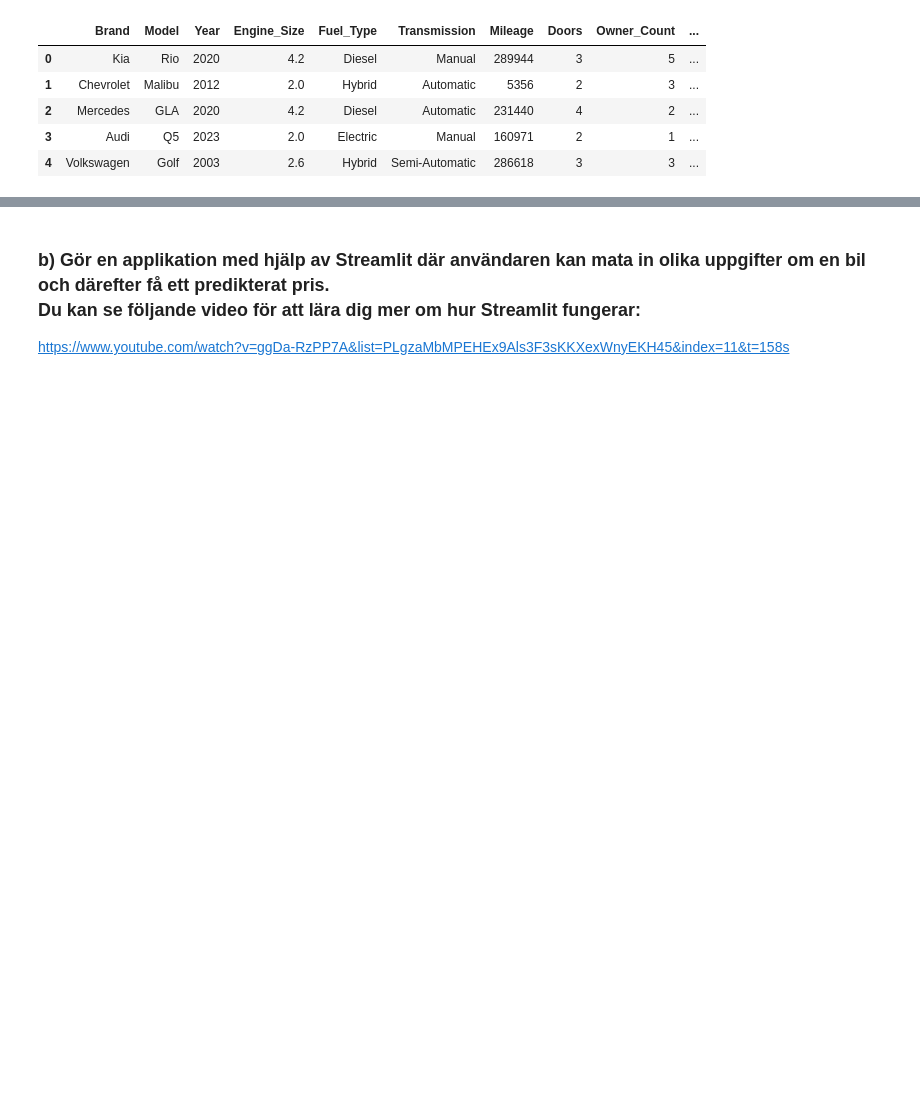
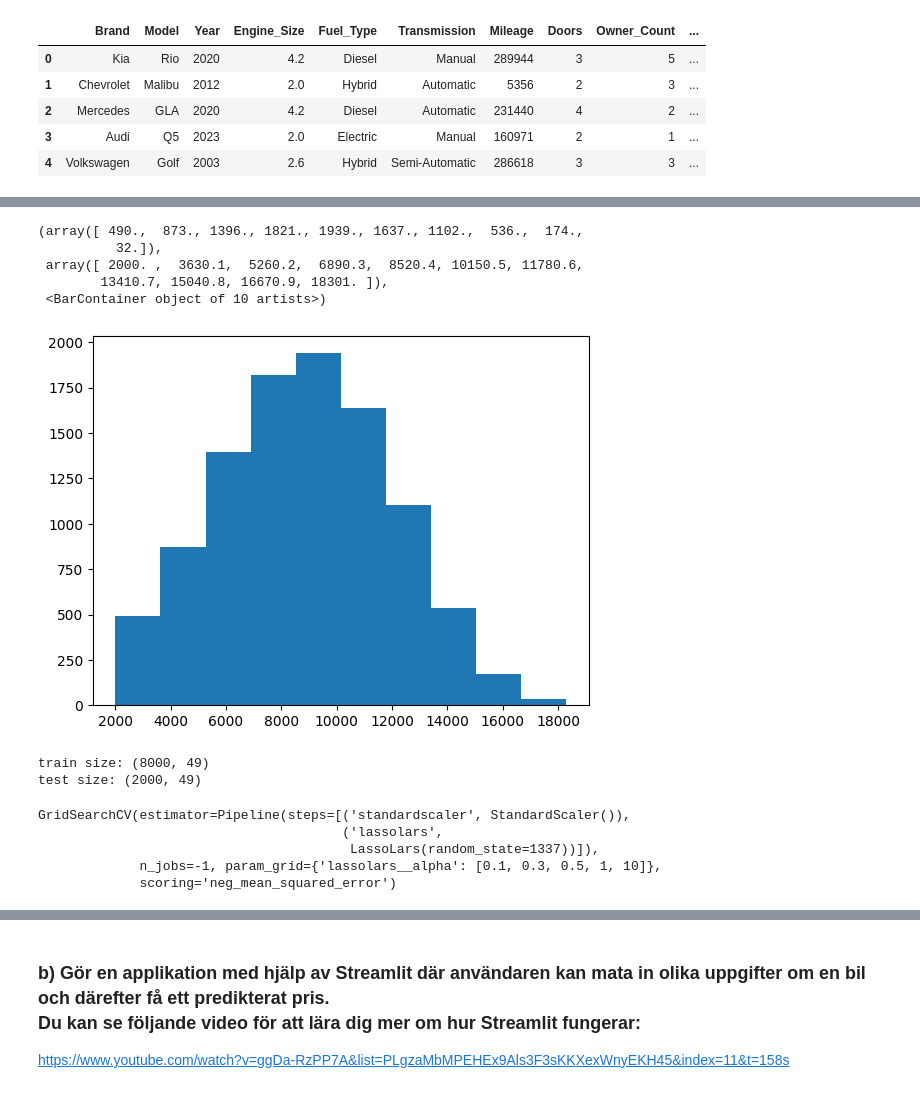
Before and after one commit to stuNero/ai_bok_ovn_uppgifter, a Jupyter notebook: kapitel/kap_3.ipynb, the cells around one changed output, grey strips where cells are left out. Saved outputs shown, nothing was run; the diff lists cells and outputs as text; code cells hidden in the pictures; blank space fills up the shorter version.

```diff
--- a/kapitel/kap_3.ipynb
+++ b/kapitel/kap_3.ipynb
@@ -122,3 +138,7 @@ df.head()
 | 2 | Mercedes | GLA | 2020 | 4.2 | Diesel | Automatic | 231440 | 4 | 2 | ... |
 | 3 | Audi | Q5 | 2023 | 2.0 | Electric | Manual | 160971 | 2 | 1 | ... |
 | 4 | Volkswagen | Golf | 2003 | 2.6 | Hybrid | Semi-Automatic | 286618 | 3 | 3 | ... |
+# %%
+df = df.dropna()
+
+df.isna().sum().count()
@@ -124,0 +147,4 @@ df.head()
+# %%
+# Extracting X and y, without str values
+X = df.drop(columns=["Price","Engine_Size", "Doors", "Owner_Count"])
+y = df["Price"]
@@ -124,0 +165,31 @@ df.head()
+# %%
+plt.hist(y)
+# %% [output]
+(array([ 490.,  873., 1396., 1821., 1939., 1637., 1102.,  536.,  174.,
+          32.]),
+ array([ 2000. ,  3630.1,  5260.2,  6890.3,  8520.4, 10150.5, 11780.6,
+        13410.7, 15040.8, 16670.9, 18301. ]),
+ <BarContainer object of 10 artists>)
+[figure, added]
+# %%
+X_train, X_test, y_train, y_test = train_test_split(X, y, test_size=0.2, random_state=1337)
+
+print("train size:", X_train.shape)
+print("test size:", X_test.shape)
+# %% [output]
+train size: (8000, 49)
+test size: (2000, 49)
+# %%
+pipeline = make_pipeline(StandardScaler(), LassoLars(random_state=1337))
+
+param_grid = {
+    "lassolars__alpha":[0.1, 0.3, 0.5, 1, 10]
+}
+lars_gs = GridSearchCV(pipeline, param_grid,scoring="neg_mean_squared_error",n_jobs=-1)
+lars_gs.fit(X_train, y_train)
+# %% [output]
+GridSearchCV(estimator=Pipeline(steps=[('standardscaler', StandardScaler()),
+                                       ('lassolars',
+                                        LassoLars(random_state=1337))]),
+             n_jobs=-1, param_grid={'lassolars__alpha': [0.1, 0.3, 0.5, 1, 10]},
+             scoring='neg_mean_squared_error')
```
Also changed, not shown: parts of 11 cells of this notebook, 3 other files.
